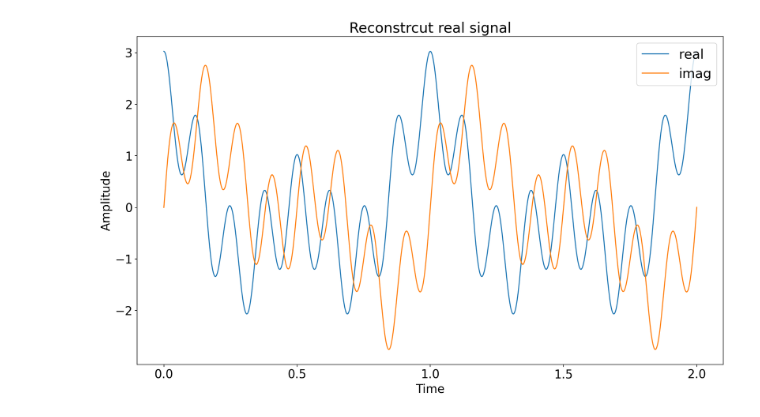
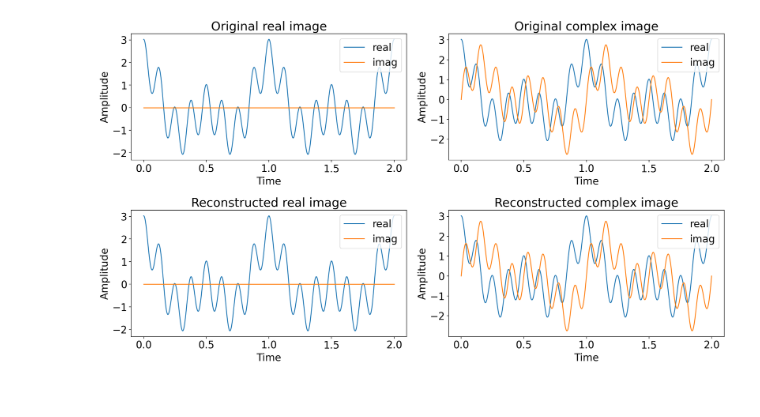
Before and after one commit to PeterLin54088/Miscellaneous, a Jupyter notebook: Example-DFT&FFT.ipynb, the cells around one changed output. Cells and saved outputs as stored; diff of their text form; code cells hidden in the pictures.

```diff
--- a/Example-DFT&FFT.ipynb
+++ b/Example-DFT&FFT.ipynb
@@ -100,18 +57,53 @@ plt.show()
-# %%
-spectral = FFT(complex_signal)
-freq = FFTfreq(complex_signal.size, d=dt)
-reconstruct_signal = iFFT(spectral)
-
-plt.figure(num = 2, figsize = (16,9), dpi = 160)
-plt.rcParams.update({'font.size': 18})
-plt.plot(time, np.real(reconstruct_signal), label = "real")
-plt.plot(time, np.imag(reconstruct_signal), label = "imag")
-plt.legend(loc = 1, fontsize = 20)
-plt.xticks(np.linspace(0,2,5))
-plt.yticks(np.linspace(-2,3,6))
-plt.xlabel("Time")
-plt.ylabel("Amplitude")
-plt.title("Reconstrcut real signal")
-plt.show()
-# %% [output]
-[figure, removed]
+# %%
+plt.rcParams.update({'font.size': 18})
+fig, axes = plt.subplots(nrows=2,
+                         ncols=2,
+                         figsize = (16, 9),
+                         dpi = 160)
+#plt.rcParams.update({'font.size': 18})
+
+axes[0,0].plot(time, np.real(real_signal), label = "real")
+axes[0,0].plot(time, np.imag(real_signal), label = "imag")
+axes[0,0].legend(loc = 1)
+axes[0,0].set_xticks(np.linspace(0,2,5))
+axes[0,0].set_yticks(np.linspace(-2,3,6))
+axes[0,0].set_xlabel("Time")
+axes[0,0].set_ylabel("Amplitude")
+axes[0,0].set_title("Original real image")
+
+axes[0,1].plot(time, np.real(complex_signal), label = "real")
+axes[0,1].plot(time, np.imag(complex_signal), label = "imag")
+axes[0,1].legend(loc = 1)
+axes[0,1].set_xticks(np.linspace(0,2,5))
+axes[0,1].set_yticks(np.linspace(-2,3,6))
+axes[0,1].set_xlabel("Time")
+axes[0,1].set_ylabel("Amplitude")
+axes[0,1].set_title("Original complex image")
+
+spectral = FFT(real_signal)
+freq = FFTfreq(real_signal.size, d=dt)
+reconstruct_signal = iFFT(spectral)
+axes[1,0].plot(time, np.real(reconstruct_signal), label = "real")
+axes[1,0].plot(time, np.imag(reconstruct_signal), label = "imag")
+axes[1,0].legend(loc = 1)
+axes[1,0].set_xticks(np.linspace(0,2,5))
+axes[1,0].set_yticks(np.linspace(-2,3,6))
+axes[1,0].set_xlabel("Time")
+axes[1,0].set_ylabel("Amplitude")
+axes[1,0].set_title("Reconstructed real image")
+
+spectral = FFT(complex_signal)
+freq = FFTfreq(complex_signal.size, d=dt)
+reconstruct_signal = iFFT(spectral)
+axes[1,1].plot(time, np.real(reconstruct_signal), label = "real")
+axes[1,1].plot(time, np.imag(reconstruct_signal), label = "imag")
+axes[1,1].legend(loc = 1)
+axes[1,1].set_xticks(np.linspace(0,2,5))
+axes[1,1].set_yticks(np.linspace(-2,3,6))
+axes[1,1].set_xlabel("Time")
+axes[1,1].set_ylabel("Amplitude")
+axes[1,1].set_title("Reconstructed complex image")
+
+fig.set_tight_layout(True)
+# %% [output]
+[figure, added]
```
Also changed, not shown: parts of 4 cells of this notebook, 3 other files.
